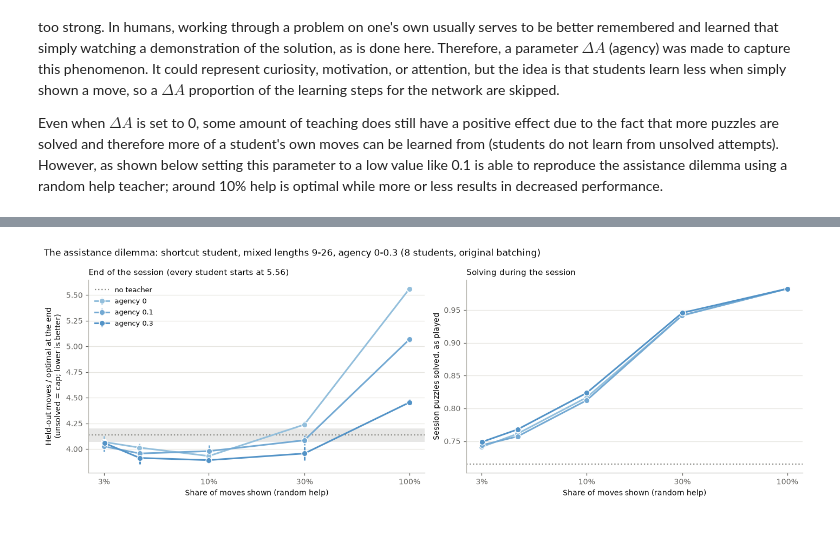
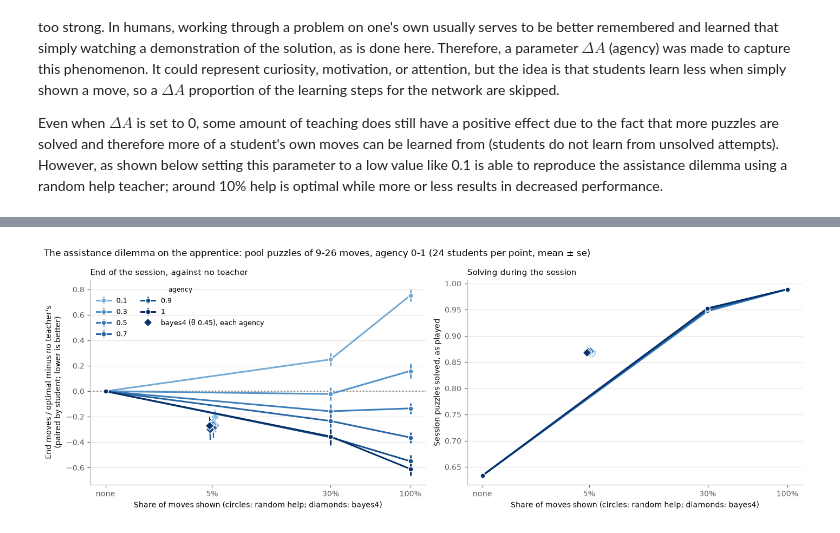
Before and after one commit to Appleseed4k/rush-hour, a Jupyter notebook: notebooks/summary.ipynb, the cells around one changed output, grey strips where cells are left out. Saved outputs shown, nothing was run; the diff lists cells and outputs as text; code cells hidden in the pictures.

```diff
--- a/notebooks/summary.ipynb
+++ b/notebooks/summary.ipynb
@@ -354,6 +354,7 @@ for m in manifest:
     pts.append((start_of[m["round"]] + max(m["epoch"] - 1, 0),
                 *fs.predict(runs, app_puzzles, first10, app_edges, app_rates, 0.0, True), m["kept"]))
 x, solve, ratio, kept = map(np.array, zip(*pts))
+is_start = np.array([m["file"] == os.path.basename(paths.START) for m in manifest])  # every session's start
 ratios_untrained = list(ratio[:1])
 
 fig, (a1, a2) = plt.subplots(1, 2, figsize=(13, 4.4))
@@ -363,6 +364,8 @@ for ax, y in ((a1, solve), (a2, ratio)):
         ax.plot(x[idx], y[idx], "-", color=MODEL, lw=1.8)
     ax.plot(x[~kept], y[~kept], "o", color=MODEL, ms=4.5, mfc="white", mew=1.2, label="apprentice, each epoch")
     ax.plot(x[kept], y[kept], "o", color=MODEL, ms=6.5, mec="white", label="epoch kept for the next round")
+    ax.plot(x[is_start], y[is_start], "o", ms=13, mfc="none", mec=ACCENT, mew=1.8,
+            label="the student's start (round 1, epoch 2)")
 for ax, h, hse in ((a1, hs, hs_se), (a2, hr, hr_se)):
     ax.axhspan(h - hse, h + hse, color=PEOPLE, alpha=0.25, lw=0)
     ax.axhline(h, color=PEOPLE, lw=1.5, label="people, trials 1-10 ± se")
@@ -484,6 +501,6 @@ plt.show()
 With these improvements, the model now matches the learning curve of humans much more closely, with the exception of solve rate due to the aforementioned confounds of people giving up early. Importantly, they are only fit to the first thirty trials of human data (beyond which many participants drop out or give up much more easily, hence the lower solve rate).
 # %%
-e = entry("people_all_m20", "none")
+e = entry("ao_people_all_m10", "none")
 student_rows = block_stats(pd.DataFrame([x | {"student": s} for s, rec in e["sessions"].items() for x in rec]),
                            "student")
 fig, axes = plt.subplots(2, 4, figsize=(14, 6), sharex=True, sharey="row")
@@ -491,7 +508,7 @@ for col, length in enumerate(LENGTHS):
     for row, (column, label) in enumerate((("ratio", "Moves / optimal, solved"), ("solve", "Solve rate"))):
         ax = axes[row, col]
         for rows, name, color in ((people_rows, "people", PEOPLE), (pred_rows, f"AND-OR, γ = {GAMMA:g}", RULE),
-                                  (student_rows, "ExIt student, full hindsight, multiplier 20", MODEL)):
+                                  (student_rows, "apprentice student, full hindsight, multiplier 10", MODEL)):
             x, m, s = block_curve(rows, length, column)
             ax.fill_between(x, m - s, m + s, color=color, alpha=0.18, lw=0)
             ax.plot(x, m, "-o", color=color, lw=2, ms=4.5, mec="white", mew=0.8, label=name)
@@ -503,7 +520,7 @@ for col, length in enumerate(LENGTHS):
             ax.set_xlabel("Trial")
         tidy(ax)
 axes[1, 0].legend(loc="lower left")
-fig.suptitle(f"No teacher: people, the AND-OR model and the fitted ExIt student (blocks of {BLOCK} trials, mean ± se)",
+fig.suptitle(f"No teacher: people, the AND-OR model and the fitted apprentice student (blocks of {BLOCK} trials, mean ± se)",
              x=0.01, ha="left")
 plt.tight_layout()
 plt.show()
@@ -576,7 +598,7 @@ ax.set_xticks(x, ["none", "3%", "10%", "30%", "100%"])
 ax.minorticks_off()
 ax.set_xlabel("Random help: chance each move is shown")
 ax.set_ylabel(END_LABEL)
-ax.set_title(f"Agency 0.1: a shown move's examples weigh 0.1 (pilot, shortcut student, 720 puzzles; every "
+ax.set_title(f"Previous start, agency 0.1: a shown move's examples weigh 0.1 (pilot, shortcut student, 720 puzzles; every "
              f"student starts at {start_score(e):.2f})")
 tidy(ax)
 plt.tight_layout()
@@ -588,35 +612,62 @@ Importantly, $\Delta A$ does not appear to greatly affect the the performance of
 # %%
-OLD_RUNS = {0.0: "teach_shortcut_agency0", 0.1: "teach_shortcut_agency0.1", 0.3: "teach_shortcut_agency0.3"}
-none = entry("teach_shortcut_agency0.3", "none")
-fig, (a1, a2) = plt.subplots(1, 2, figsize=(13, 4.4))
-nm, ns = mean_se(ends(none).values())
-for a, run in OLD_RUNS.items():
-    pts = sorted((spend(e), solved_as_played(e), *mean_se(ends(e).values()))
-                 for spec in ("random:0.03", "random:0.045", "random:0.1", "random:0.3", "random:1.0")
-                 for e in [entry(run, spec)] if e is not None)
-    x, sp, m, s = map(np.array, zip(*pts))
-    a1.errorbar(x, m, yerr=s, fmt="-o", color=AGENCY_COLORS[a], lw=2, ms=7, mec="white", label=f"agency {a:g}")
-    a2.plot(x, sp, "-o", color=AGENCY_COLORS[a], lw=2, ms=7, mec="white", label=f"agency {a:g}")
-a1.axhspan(nm - ns, nm + ns, color=PEOPLE, alpha=0.2, lw=0)
-a1.axhline(nm, color=PEOPLE, lw=1.5, ls=":", label="no teacher")
-a2.axhline(solved_as_played(none), color=PEOPLE, lw=1.5, ls=":", label="no teacher")
+SEED_RUNS = ("aostart_free_m10_agency{:g}", "aostart_free_m10_s1_agency{:g}", "aostart_free_m10_s2_agency{:g}")
+GAIN_LABEL = "End moves / optimal minus no teacher's\n(paired by student; lower is better)"
+
+
+def vs_none(a, spec, seeds=SEED_RUNS):
+    """Each student's end minus the same student's with no teacher, pooled over `seeds`: (mean, se, students
+    better, n, share shown, session solved as played); None if not run. No teacher plays only in the agency-1 runs:
+    it never sees a shown move, so agency doesn't change it."""
+    d, shown, solved = [], [], []
+    for pattern in seeds:
+        none = entry(pattern.format(1.0), "none")
+        e = None if spec == "none" else entry(pattern.format(a), spec)
+        if spec == "none":
+            e = none
+        if e is None or none is None:
+            continue
+        g, h = ends(e), ends(none)
+        d += [g[s] - h[s] for s in g if s in h]
+        shown.append(spend(e))
+        solved.append(solved_as_played(e))
+    if not d:
+        return None
+    d = np.array(d)
+    return d.mean(), d.std(ddof=1) / np.sqrt(len(d)), int((d < 0).sum()), len(d), np.mean(shown), np.mean(solved)
+
+
+NONE_X = 0.01  # where no teacher is drawn on the log axis of share shown
+fig, (a1, a2) = plt.subplots(1, 2, figsize=(13, 4.6))
+none_solved = vs_none(1.0, "none")[5]
+for a in AGENCIES:
+    pts = [(NONE_X, 0.0, 0.0, none_solved)] + [(r[4], r[0], r[1], r[5]) for spec in ("random:0.3", "random:1.0")
+                                               for r in [vs_none(a, spec)] if r is not None]
+    x, m, s, sp = map(np.array, zip(*pts))
+    if len(x) > 1:
+        a1.errorbar(x, m, yerr=s, fmt="-o", color=AGENCY_COLORS[a], lw=2, ms=6, mec="white", label=f"{a:g}")
+        a2.plot(x, sp, "-o", color=AGENCY_COLORS[a], lw=2, ms=6, mec="white", label=f"{a:g}")
+    b = vs_none(a, "bayes4")
+    a1.errorbar(b[4], b[0], yerr=b[1], fmt="D", color=AGENCY_COLORS[a], ms=7, mec="white",
+                label="bayes4 (θ 0.45), each agency" if a == AGENCIES[-1] else None)
+    a2.plot(b[4], b[5], "D", color=AGENCY_COLORS[a], ms=7, mec="white")
+a1.axhline(0, color=PEOPLE, lw=1.5, ls=":")
 for ax in (a1, a2):
     ax.set_xscale("log")
-    ax.set_xticks([0.03, 0.1, 0.3, 1], ["3%", "10%", "30%", "100%"])
+    ax.set_xticks([NONE_X, 0.05, 0.3, 1], ["none", "5%", "30%", "100%"])
     ax.minorticks_off()
-    ax.set_xlabel("Share of moves shown (random help)")
+    ax.set_xlabel("Share of moves shown (circles: random help; diamonds: bayes4)")
     tidy(ax)
-a1.set_ylabel(END_LABEL)
-a1.legend(loc="upper left")
-a1.set_title(f"End of the session (every student starts at {start_score(none):.2f})")
+a1.set_ylabel(GAIN_LABEL)
+a1.legend(loc="upper left", ncol=2, title="agency", title_fontsize=8)
+a1.set_title("End of the session, against no teacher")
 a2.set_ylabel("Session puzzles solved, as played")
 a2.set_title("Solving during the session")
-fig.suptitle("The assistance dilemma: shortcut student, mixed lengths 9-26, agency 0-0.3 (8 students, original "
-             "batching)", x=0.01, ha="left")
+fig.suptitle("The assistance dilemma on the apprentice: pool puzzles of 9-26 moves, agency 0-1 (24 students per "
+             "point, mean ± se)", x=0.01, ha="left")
 plt.tight_layout()
 plt.show()
 # %% [output]
-[figure, old version]
+[figure, new version]
 # %% [markdown]
 ## Bayesian Teacher
 
```
Also changed, not shown: parts of 16 cells of this notebook, 4 other files.
